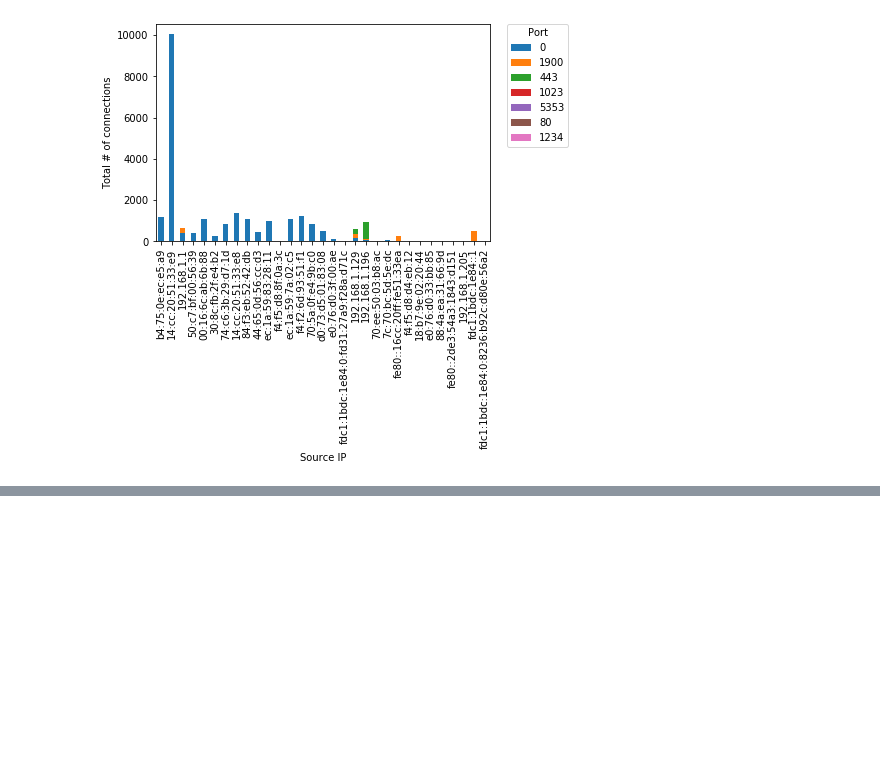
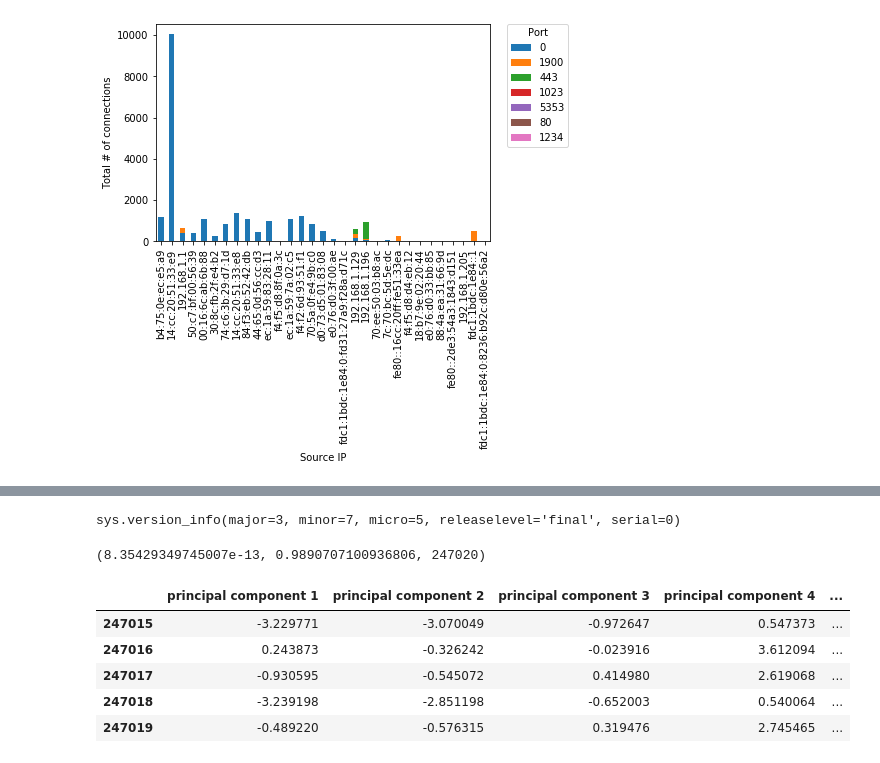
Before and after one commit to ArifulIslamPreence/IoT-TCP-Attack-detection, a Jupyter notebook: notebooks/flow_argus.ipynb, the cells around one changed output, grey strips where cells are left out. Drawn from its saved outputs; the diff is of its cells as text; code cells hidden in the pictures; blank space fills up the shorter version.

```diff
--- a/notebooks/flow_argus.ipynb
+++ b/notebooks/flow_argus.ipynb
@@ -349,0 +472,47 @@ ax.legend(patches, labels, bbox_to_anchor=(1.05, 1), loc=2, borderaxespad=0., ti
+# %%
+import sys
+import os
+import glob
+print(sys.version_info)
+import pandas as pd
+import numpy as np
+from sklearn import metrics
+import matplotlib.pyplot as plt
+import seaborn as sns
+import collections
+
+from sklearn.pipeline import Pipeline
+from sklearn.preprocessing import StandardScaler,LabelEncoder
+from sklearn.model_selection import train_test_split
+from sklearn.tree import DecisionTreeClassifier
+from sklearn.naive_bayes import GaussianNB
+from sklearn.metrics import confusion_matrix,classification_report
+# %% [output]
+sys.version_info(major=3, minor=7, micro=5, releaselevel='final', serial=0)
+# %%
+attack_flows = df
+from sklearn.preprocessing import StandardScaler
+x = attack_flows.loc[::].values
+x = StandardScaler().fit_transform(x) # normalizing the features
+np.mean(x),np.std(x), len(x)
+# %% [output]
+(8.35429349745007e-13, 0.9890707100936806, 247020)
+# %%
+from sklearn.decomposition import PCA
+pca_attack = PCA(n_components=10)
+principalComponents_attack = pca_attack.fit_transform(x)
+
+principal_attack_Df = pd.DataFrame(data = principalComponents_attack
+             , columns = ['principal component 1', 'principal component 2',
+                         'principal component 3', 'principal component 4',
+                         'principal component 5', 'principal component 6',
+                         'principal component 7', 'principal component 8',
+                         'principal component 9', 'principal component 10'])
+principal_attack_Df.tail()
+# %% [output]
+|  | principal component 1 | principal component 2 | principal component 3 | principal component 4 | ... |
+| 247015 | -3.229771 | -3.070049 | -0.972647 | 0.547373 | ... |
+| 247016 | 0.243873 | -0.326242 | -0.023916 | 3.612094 | ... |
+| 247017 | -0.930595 | -0.545072 | 0.414980 | 2.619068 | ... |
+| 247018 | -3.239198 | -2.851198 | -0.652003 | 0.540064 | ... |
+| 247019 | -0.489220 | -0.576315 | 0.319476 | 2.745465 | ... |
```
Also changed, not shown: parts of 11 cells of this notebook, 1 other file.
